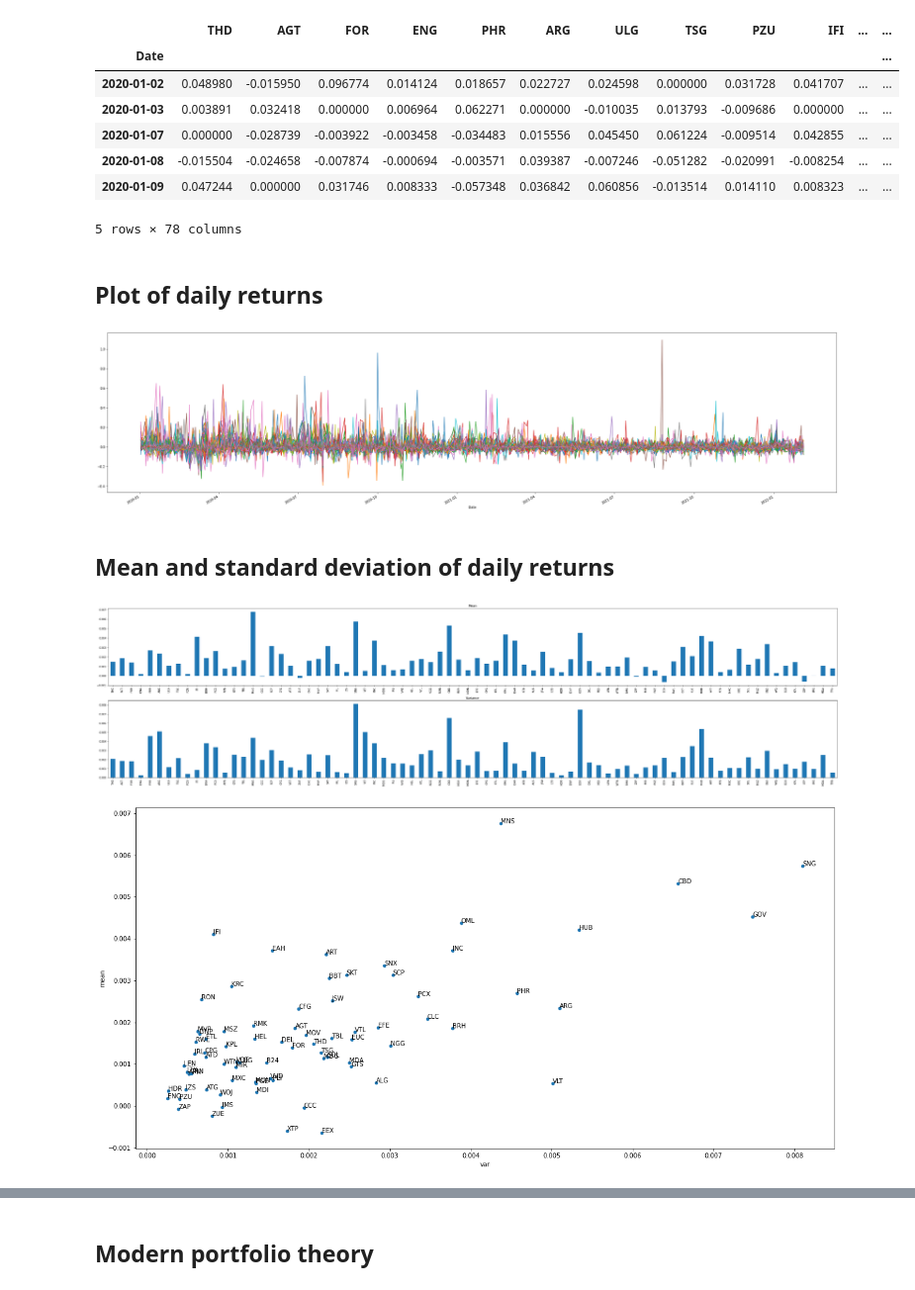
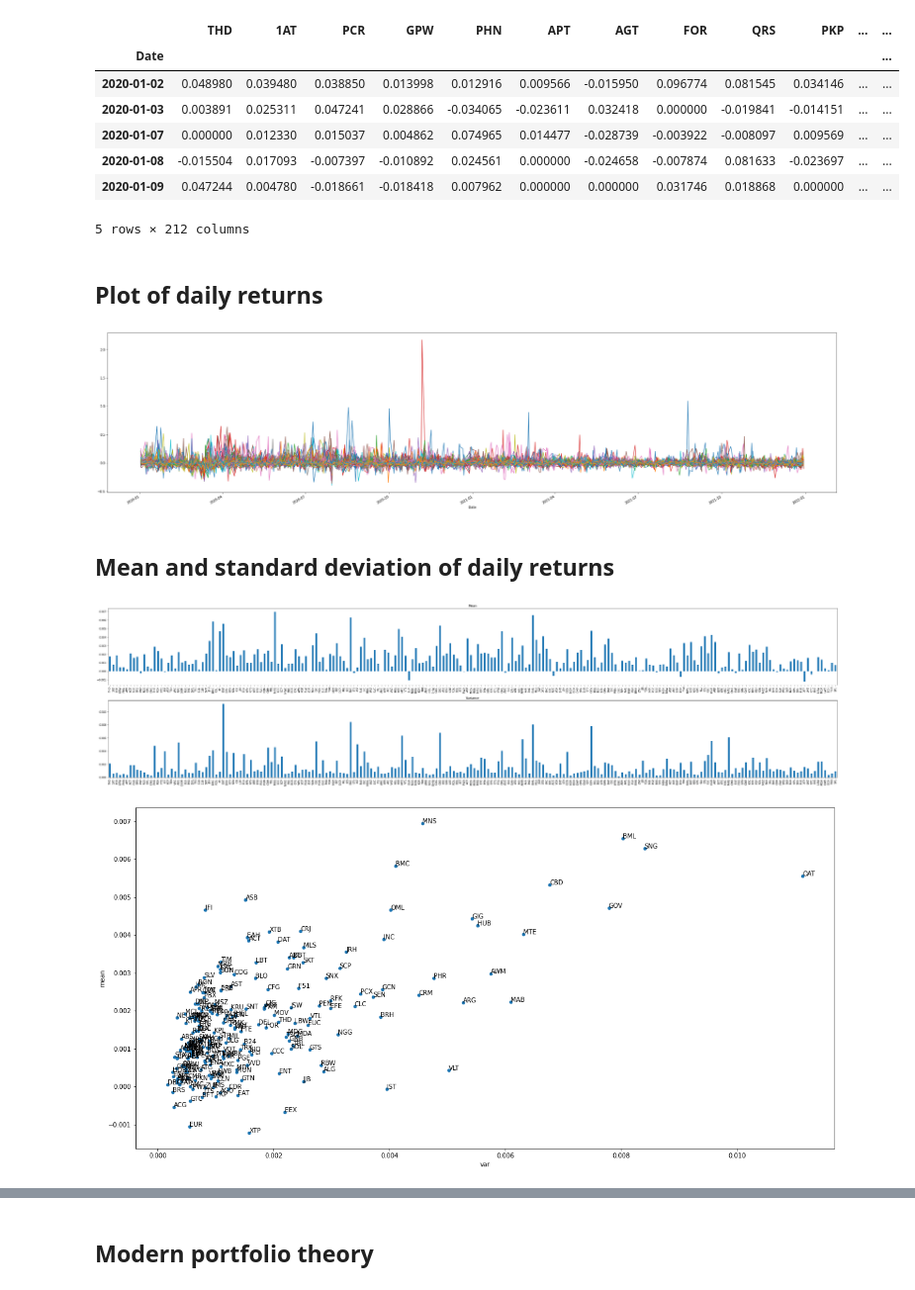
Before and after one commit to jdworzans/portfolio-optimization, a Jupyter notebook: notebooks/GPW.ipynb, the cells around one changed output, grey strips where cells are left out. Shown at 99% size. Drawn from its saved outputs; the diff is of its cells as text; code cells hidden in the pictures.

```diff
--- a/notebooks/GPW.ipynb
+++ b/notebooks/GPW.ipynb
@@ -35,17 +34,17 @@ final_df.tail()
 # %%
-complete_tickers = final_df.columns[~final_df["2020":"2022"].isna().any()]
+complete_tickers = final_df.columns[~final_df["2020":"2021"].isna().any()]
 # %%
-df = final_df[complete_tickers]["2020":"2022"]
+df = final_df[complete_tickers]["2020":"2021"]
 df.head()
 # %% [output]
-|  | THD | AGT | FOR | ENG | PHR | ARG | ULG | TSG | PZU | IFI | ... | ... |
+|  | THD | 1AT | PCR | GPW | PHN | APT | AGT | FOR | QRS | PKP | ... | ... |
 | Date |  |  |  |  |  |  |  |  |  |  |  | ... |
-| 2020-01-02 | 0.048980 | -0.015950 | 0.096774 | 0.014124 | 0.018657 | 0.022727 | 0.024598 | 0.000000 | 0.031728 | 0.041707 | ... | ... |
-| 2020-01-03 | 0.003891 | 0.032418 | 0.000000 | 0.006964 | 0.062271 | 0.000000 | -0.010035 | 0.013793 | -0.009686 | 0.000000 | ... | ... |
-| 2020-01-07 | 0.000000 | -0.028739 | -0.003922 | -0.003458 | -0.034483 | 0.015556 | 0.045450 | 0.061224 | -0.009514 | 0.042855 | ... | ... |
-| 2020-01-08 | -0.015504 | -0.024658 | -0.007874 | -0.000694 | -0.003571 | 0.039387 | -0.007246 | -0.051282 | -0.020991 | -0.008254 | ... | ... |
-| 2020-01-09 | 0.047244 | 0.000000 | 0.031746 | 0.008333 | -0.057348 | 0.036842 | 0.060856 | -0.013514 | 0.014110 | 0.008323 | ... | ... |
+| 2020-01-02 | 0.048980 | 0.039480 | 0.038850 | 0.013998 | 0.012916 | 0.009566 | -0.015950 | 0.096774 | 0.081545 | 0.034146 | ... | ... |
+| 2020-01-03 | 0.003891 | 0.025311 | 0.047241 | 0.028866 | -0.034065 | -0.023611 | 0.032418 | 0.000000 | -0.019841 | -0.014151 | ... | ... |
+| 2020-01-07 | 0.000000 | 0.012330 | 0.015037 | 0.004862 | 0.074965 | 0.014477 | -0.028739 | -0.003922 | -0.008097 | 0.009569 | ... | ... |
+| 2020-01-08 | -0.015504 | 0.017093 | -0.007397 | -0.010892 | 0.024561 | 0.000000 | -0.024658 | -0.007874 | 0.081633 | -0.023697 | ... | ... |
+| 2020-01-09 | 0.047244 | 0.004780 | -0.018661 | -0.018418 | 0.007962 | 0.000000 | 0.000000 | 0.031746 | 0.018868 | 0.000000 | ... | ... |
-5 rows × 78 columns
+5 rows × 212 columns
 # %% [markdown]
 ## Plot of daily returns
 # %%
@@ -53,7 +52,7 @@ fig, ax = plt.subplots(figsize=(40, 10))
 df.plot(ax=ax, legend=False)
 plt.show()
 # %% [output]
-[figure, old version]
+[figure, new version]
 # %% [markdown]
 ## Mean and standard deviation of daily returns
 # %%
@@ -65,7 +64,7 @@ mean_std_df["var"].plot(kind="bar", ax=axs[1], title="Variance")
 fig.tight_layout()
 plt.show()
 # %% [output]
-[figure, old version]
+[figure, new version]
 # %%
 fig, ax = plt.subplots(figsize=(20, 10))
 mean_std_df.plot("var", "mean", kind="scatter", ax=ax)
@@ -75,4 +74,4 @@ for _, row in mean_std_df.iterrows():
 
 plt.show()
 # %% [output]
-[figure, old version]
+[figure, new version]
```
Also changed, not shown: parts of 11 cells of this notebook.
